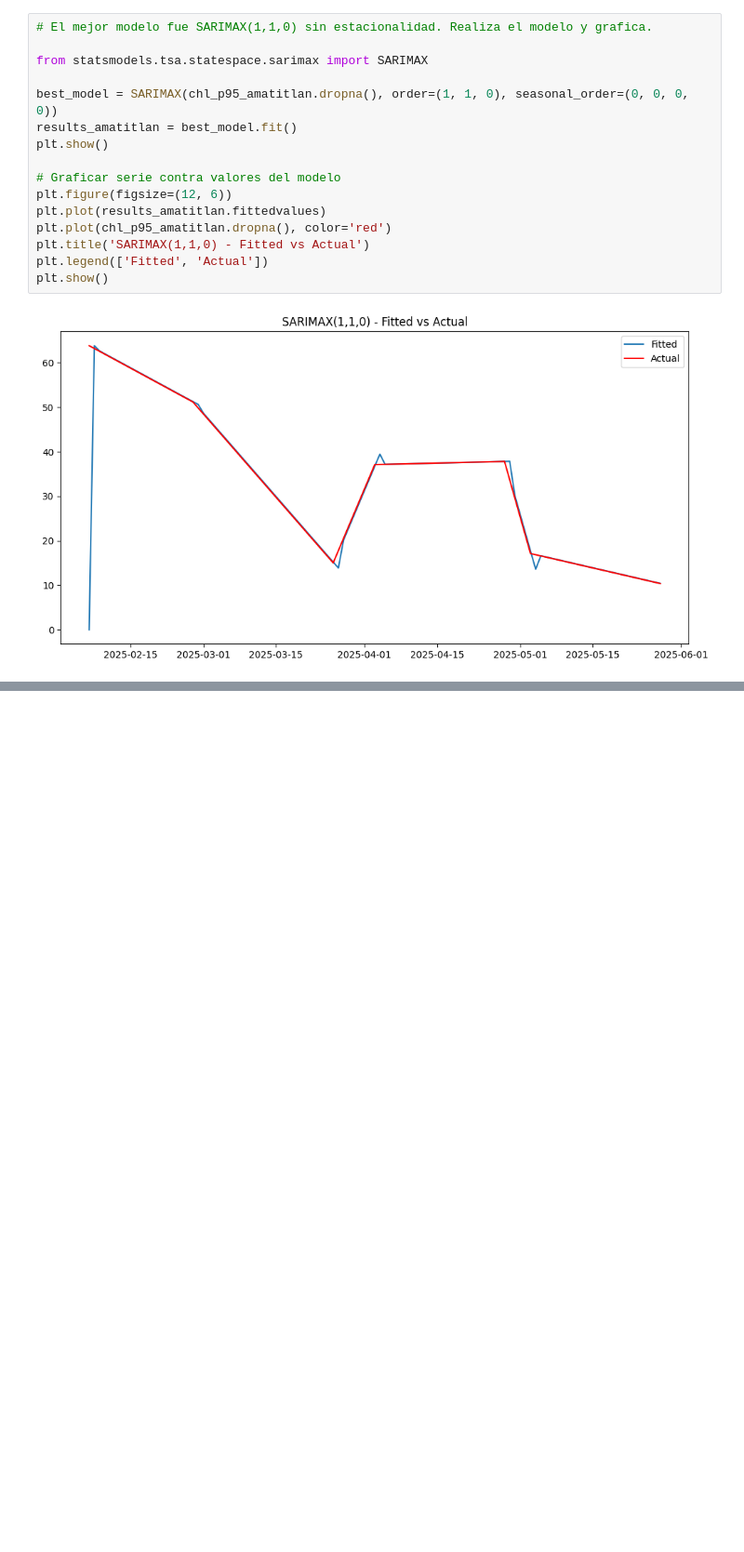
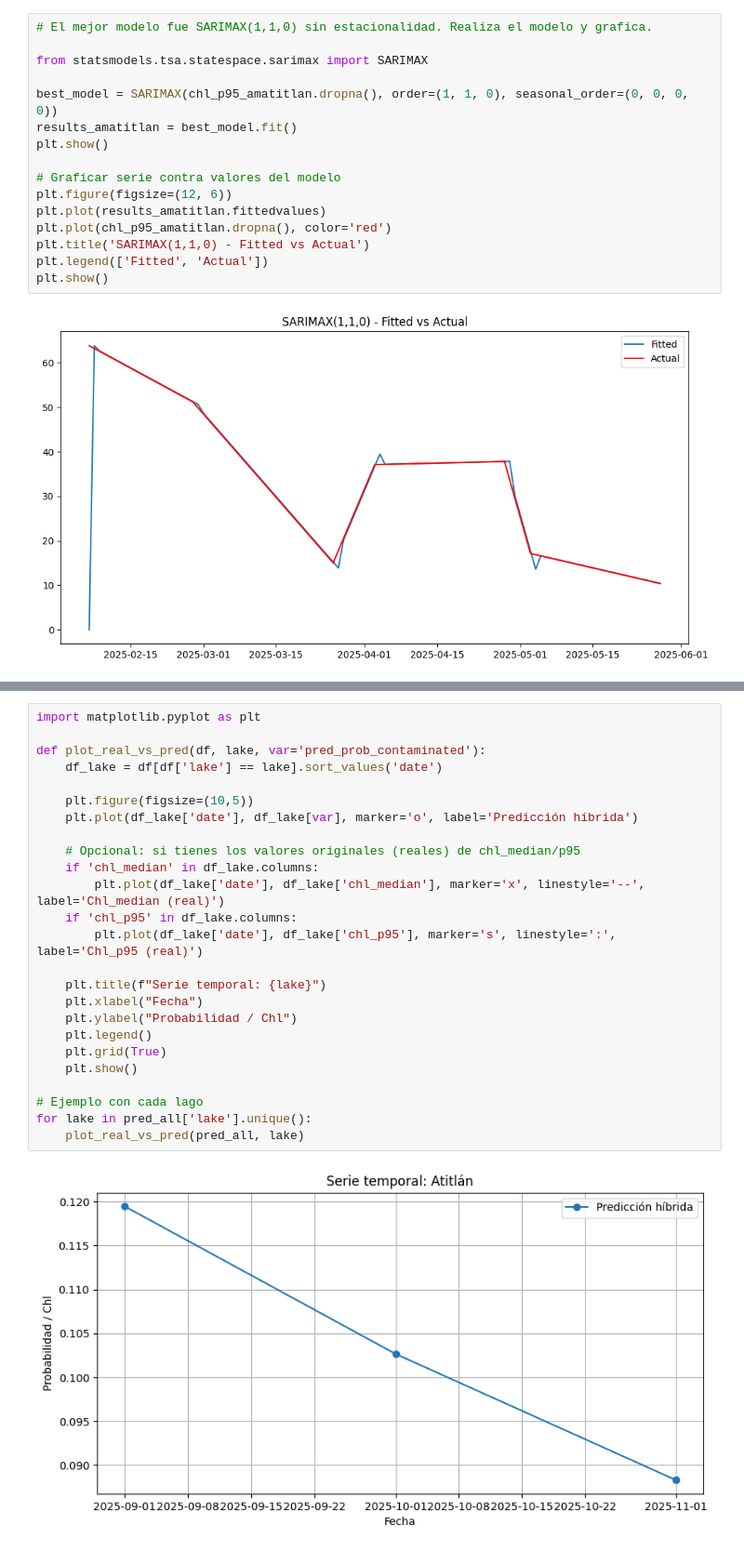
Before and after one commit to SebasJuarez/DS-Collection, a Jupyter notebook: Parte2.ipynb, the cells around one changed output, grey strips where cells are left out. Shown at 93% size. Saved outputs shown, nothing was run; the diff lists cells and outputs as text; blank space fills up the shorter version.

```diff
--- a/Parte2.ipynb
+++ b/Parte2.ipynb
@@ -421,0 +707,27 @@ plt.show()
+# %%
+import matplotlib.pyplot as plt
+
+def plot_real_vs_pred(df, lake, var='pred_prob_contaminated'):
+    df_lake = df[df['lake'] == lake].sort_values('date')
+
+    plt.figure(figsize=(10,5))
+    plt.plot(df_lake['date'], df_lake[var], marker='o', label='Predicción híbrida')
+
+    # Opcional: si tienes los valores originales (reales) de chl_median/p95
+    if 'chl_median' in df_lake.columns:
+        plt.plot(df_lake['date'], df_lake['chl_median'], marker='x', linestyle='--', label='Chl_median (real)')
+    if 'chl_p95' in df_lake.columns:
+        plt.plot(df_lake['date'], df_lake['chl_p95'], marker='s', linestyle=':', label='Chl_p95 (real)')
+
+    plt.title(f"Serie temporal: {lake}")
+    plt.xlabel("Fecha")
+    plt.ylabel("Probabilidad / Chl")
+    plt.legend()
+    plt.grid(True)
+    plt.show()
+
+# Ejemplo con cada lago
+for lake in pred_all['lake'].unique():
+    plot_real_vs_pred(pred_all, lake)
+# %% [output]
+[figure, added]
```
Also changed, not shown: parts of 14 cells of this notebook, 3 other files.
